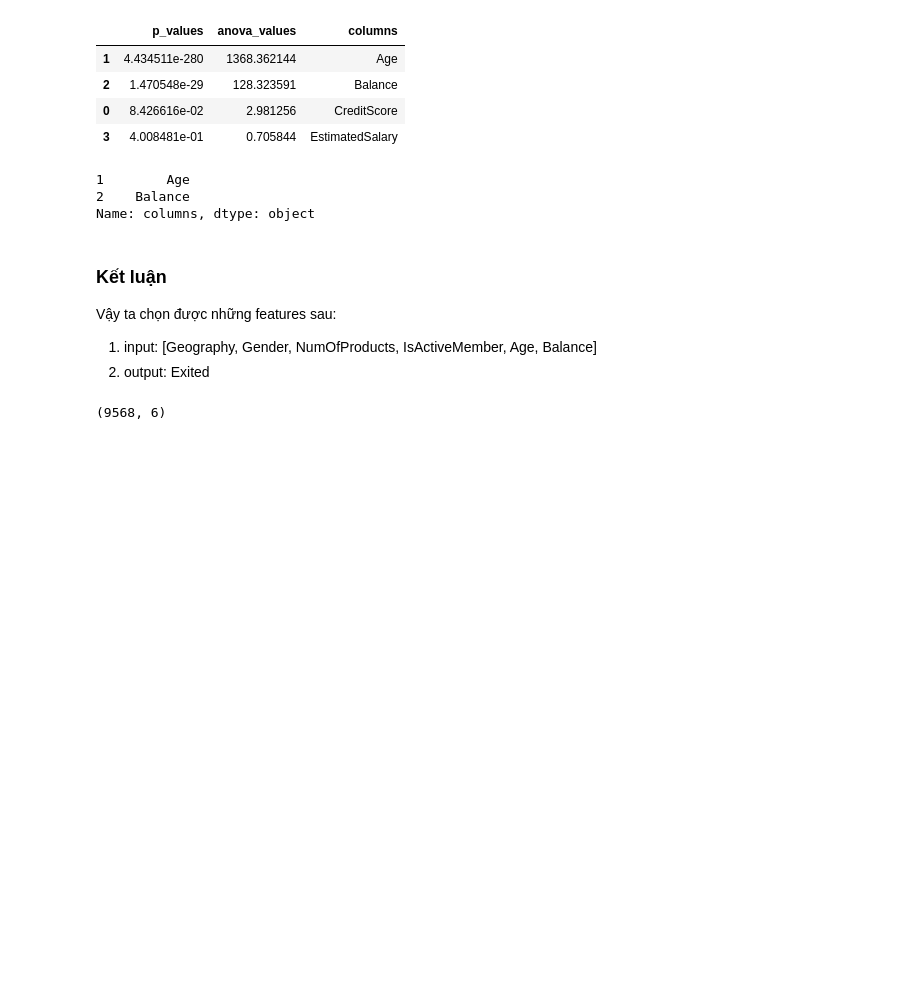
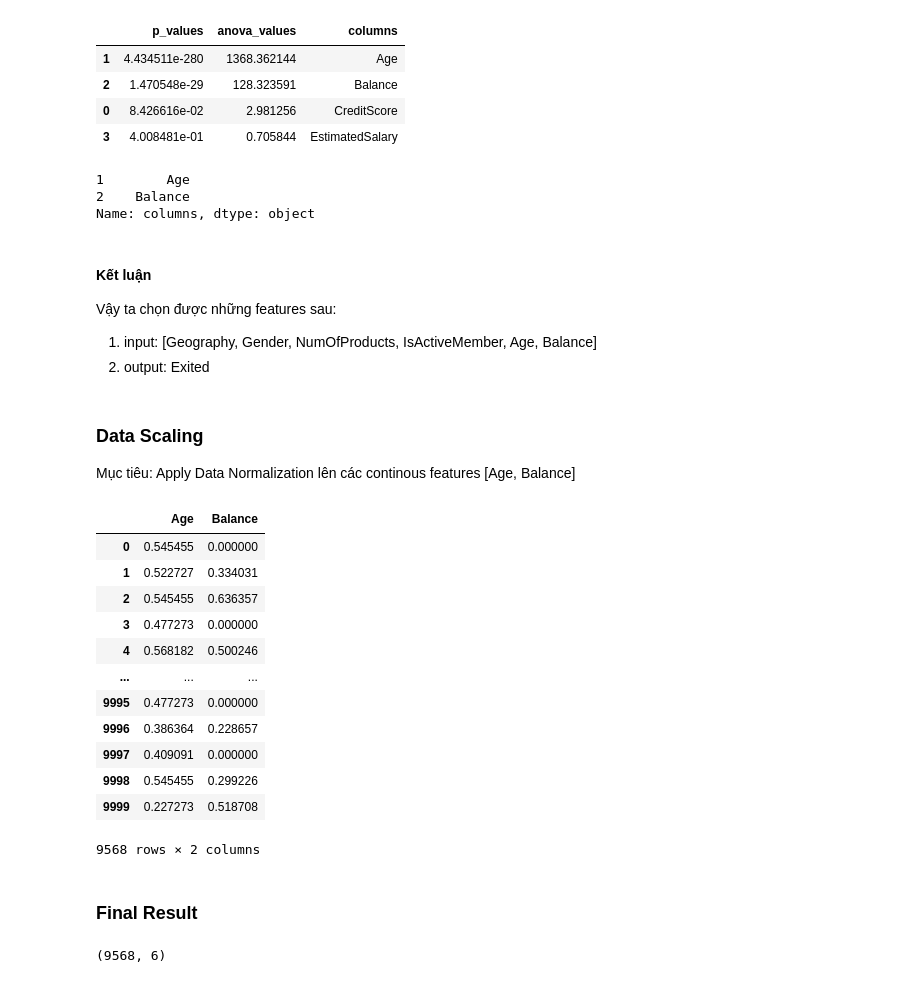
Before and after one commit to nghoanglongde/bank-customer-churn, a Jupyter notebook: Customer_Churn.ipynb, the cells around one changed output. Cells and saved outputs as stored; diff of their text form; code cells hidden in the pictures; blank space fills up the shorter version.

```diff
--- a/Customer_Churn.ipynb
+++ b/Customer_Churn.ipynb
@@ -361,7 +362,10 @@ df_score[df_score['p_values'] <= 0.05]['columns']
 2    Balance
 Name: columns, dtype: object
 # %% [markdown]
-### Kết luận
+#### Kết luận
 Vậy ta chọn được những features sau:
 1. input: [Geography, Gender,  NumOfProducts, IsActiveMember, Age, Balance]
 2. output: Exited
+# %% [markdown]
+### Data Scaling
+Mục tiêu: Apply Data Normalization lên các continous features [Age, Balance]
@@ -368,3 +374,26 @@ Vậy ta chọn được những features sau:
+# %%
+cols_to_scale = ["Age", "Balance"]
+scaler = MinMaxScaler()
+df_cp[cols_to_scale] = scaler.fit_transform(df_cp[cols_to_scale])
+# %%
+# result
+df_cp[cols_to_scale]
+# %% [output]
+|  | Age | Balance |
+| 0 | 0.545455 | 0.000000 |
+| 1 | 0.522727 | 0.334031 |
+| 2 | 0.545455 | 0.636357 |
+| 3 | 0.477273 | 0.000000 |
+| 4 | 0.568182 | 0.500246 |
+| ... | ... | ... |
+| 9995 | 0.477273 | 0.000000 |
+| 9996 | 0.386364 | 0.228657 |
+| 9997 | 0.409091 | 0.000000 |
+| 9998 | 0.545455 | 0.299226 |
+| 9999 | 0.227273 | 0.518708 |
+9568 rows × 2 columns
+# %% [markdown]
+### Final Result
 # %%
 input = df_cp[["Geography", "Gender", "NumOfProducts", "IsActiveMember", "Age", "Balance"]].to_numpy()
 # %%
```
Also changed, not shown: parts of 9 cells of this notebook.
